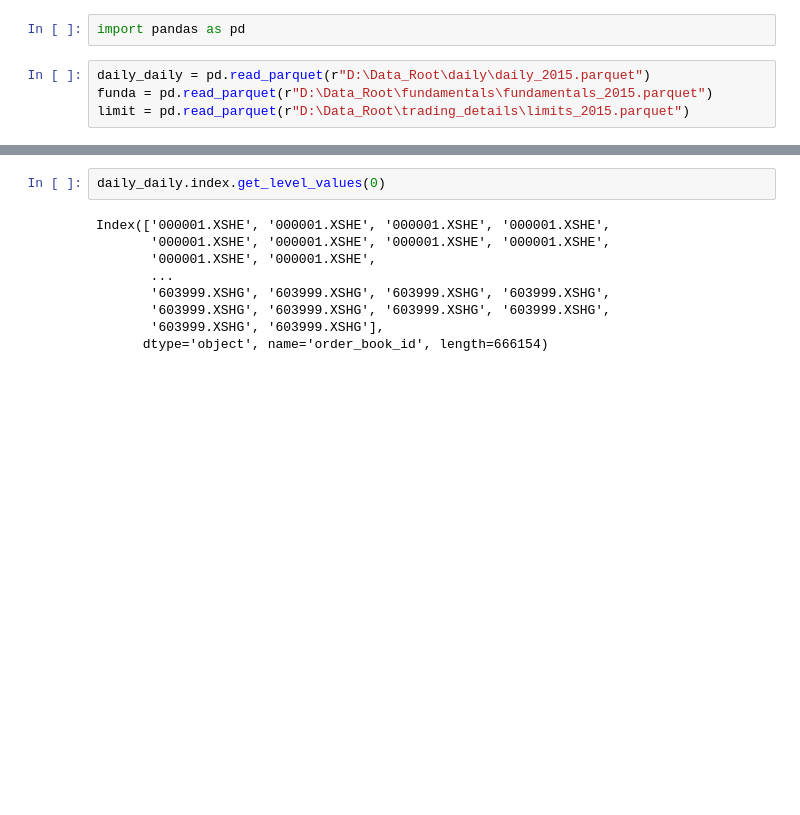
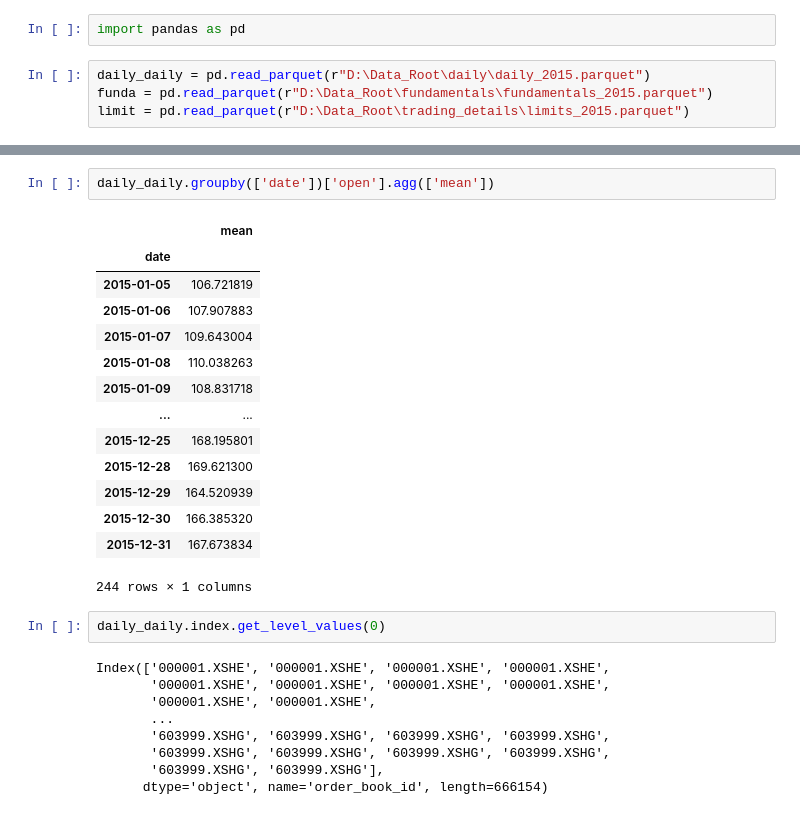
Before and after one commit to Milessma/quant_road, a Jupyter notebook: view.ipynb, the cells around one changed output, grey strips where cells are left out. Saved outputs shown, nothing was run; the diff lists cells and outputs as text; blank space fills up the shorter version.

```diff
--- a/view.ipynb
+++ b/view.ipynb
@@ -7,3 +24,20 @@ limit = pd.read_parquet(r"D:\Data_Root\trading_details\limits_2015.parquet")
+# %%
+daily_daily.groupby(['date'])['open'].agg(['mean'])
+# %% [output]
+|  | mean |
+| date |  |
+| 2015-01-05 | 106.721819 |
+| 2015-01-06 | 107.907883 |
+| 2015-01-07 | 109.643004 |
+| 2015-01-08 | 110.038263 |
+| 2015-01-09 | 108.831718 |
+| ... | ... |
+| 2015-12-25 | 168.195801 |
+| 2015-12-28 | 169.621300 |
+| 2015-12-29 | 164.520939 |
+| 2015-12-30 | 166.385320 |
+| 2015-12-31 | 167.673834 |
+244 rows × 1 columns
 # %%
 daily_daily.index.get_level_values(0)
 # %% [output]
```
Also changed, not shown: parts of 3 cells of this notebook, 5 other files.
